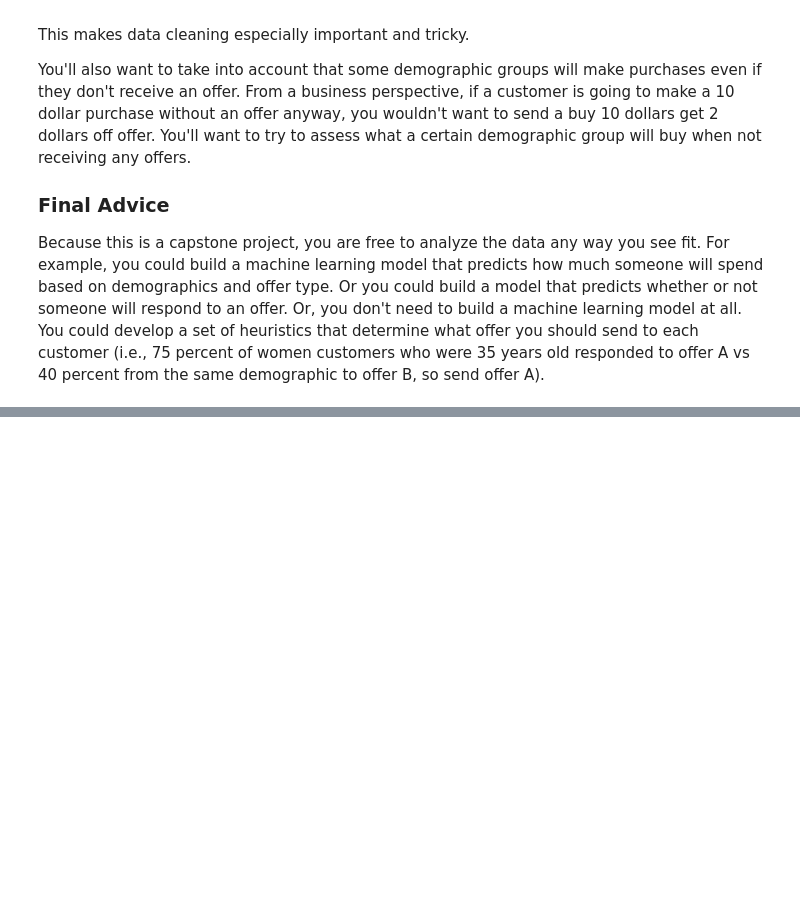
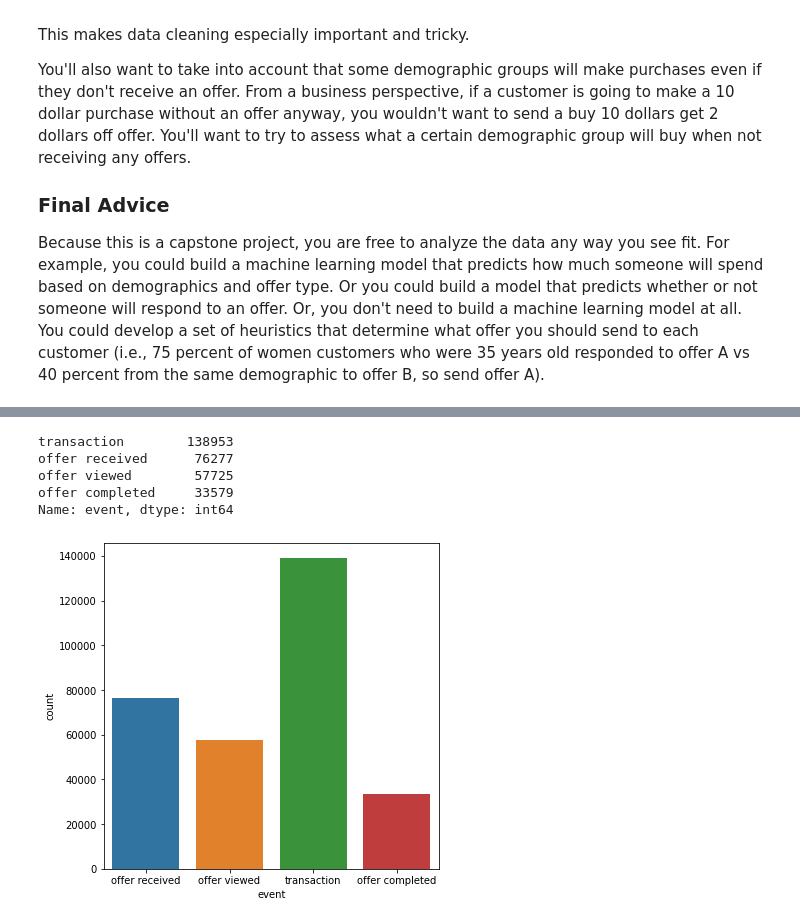
Before and after one commit to Ramshah1/Starbucks-Offers-Analysis, a Jupyter notebook: Starbucks_Capstone_notebook.ipynb, the cells around one changed output, grey strips where cells are left out. Cells and saved outputs as stored; diff of their text form; code cells hidden in the pictures; blank space fills up the shorter version.

```diff
--- a/Starbucks_Capstone_notebook.ipynb
+++ b/Starbucks_Capstone_notebook.ipynb
@@ -92,0 +287,15 @@ pd.__version__
+# %%
+# Looking at the "event" column
+transcript.event.value_counts()
+# %% [output]
+transaction        138953
+offer received      76277
+offer viewed        57725
+offer completed     33579
+Name: event, dtype: int64
+# %%
+# Analyzing the status of "event" column
+plt.figure(figsize=(6 , 6))
+sns.countplot(data=transcript, x='event');
+# %% [output]
+[figure, added]
```
Also changed, not shown: parts of 35 cells of this notebook.
